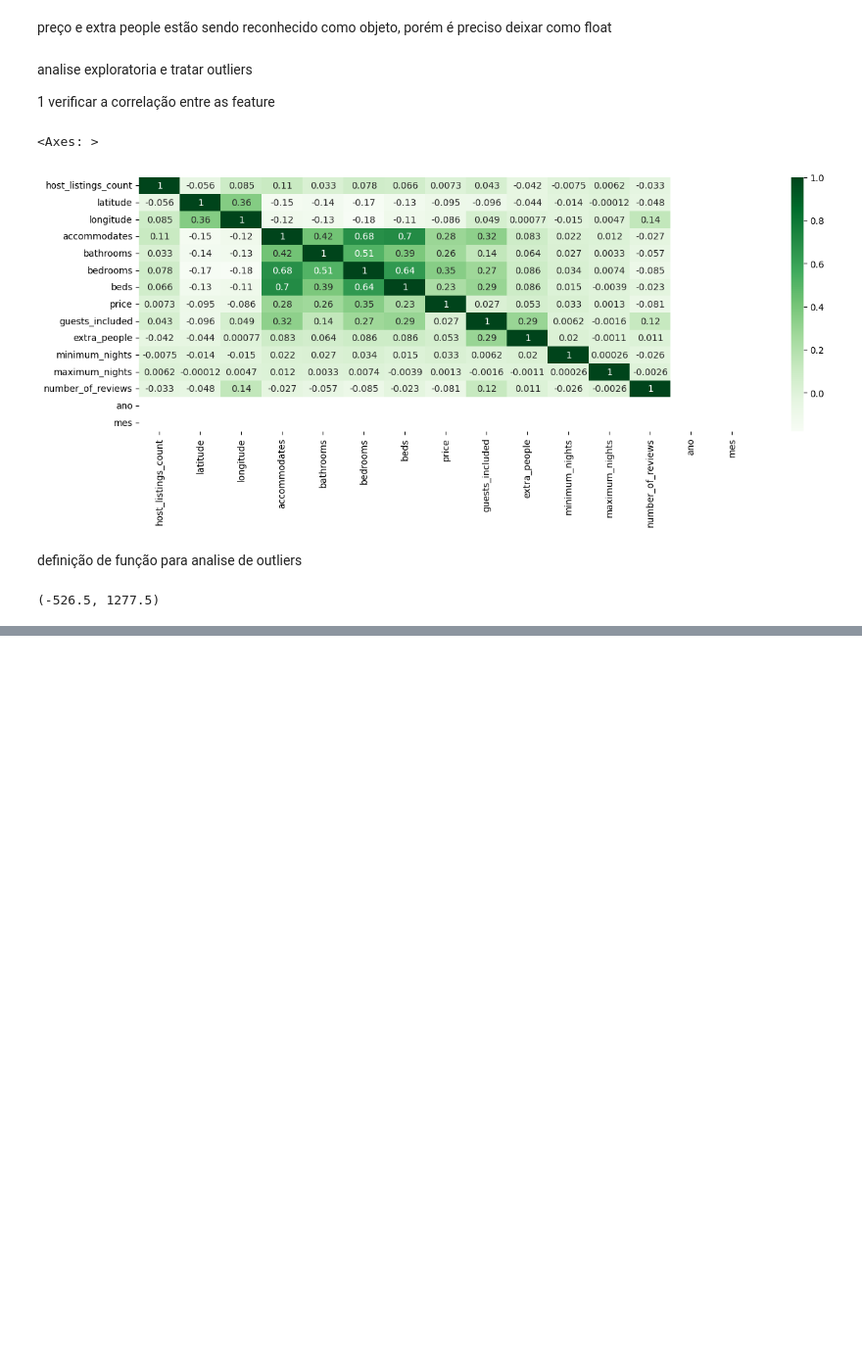
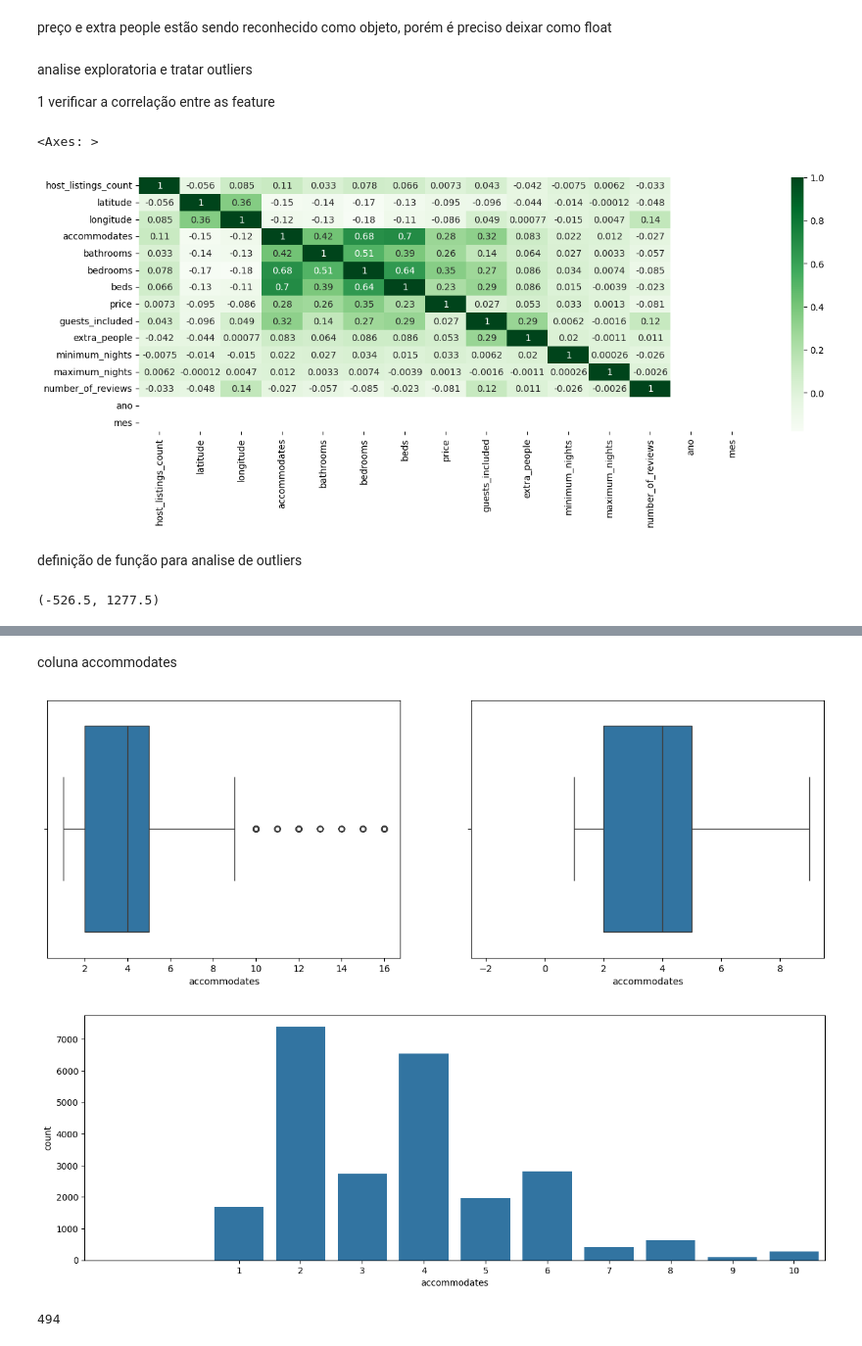
Before and after one commit to kiwsley/hashtag_python, a Jupyter notebook: analise de dados/solucao_airbnb.ipynb, the cells around one changed output, grey strips where cells are left out. Shown at 98% size. Drawn from its saved outputs; the diff is of its cells as text; code cells hidden in the pictures; blank space fills up the shorter version.

```diff
--- a/analise de dados/solucao_airbnb.ipynb
+++ b/analise de dados/solucao_airbnb.ipynb
@@ -218,0 +310,14 @@ https://gist.github.com/mwaskom/de44147ed2974457ad6372750bbe5751
+# %% [markdown]
+coluna accommodates
+# %%
+diagrama_caixa(base_airbnb['accommodates'])
+grafico_barra(base_airbnb['accommodates'])
+# %% [output]
+[figure, added]
+[figure, added]
+# %%
+base_airbnb, linhas_removidas = excluir_outliers(base_airbnb, 'accommodates')
+
+print(linhas_removidas)
+# %% [output]
+494
```
Also changed, not shown: parts of 56 cells of this notebook.
